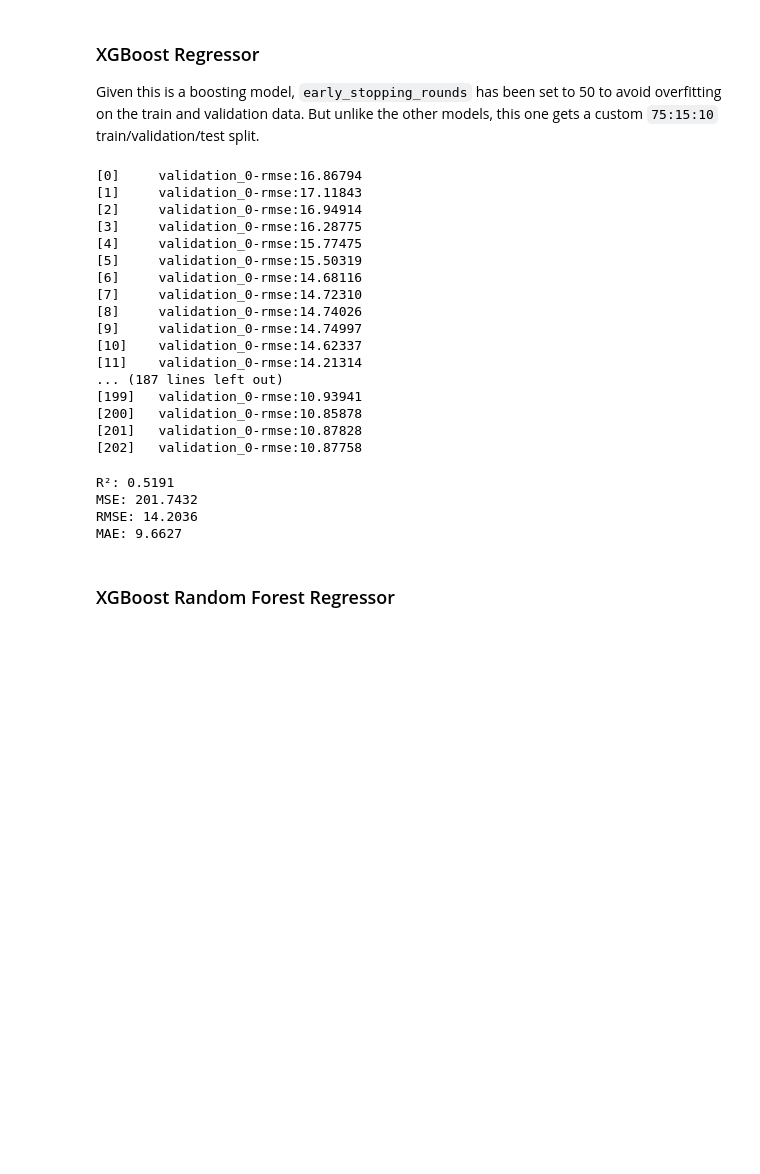
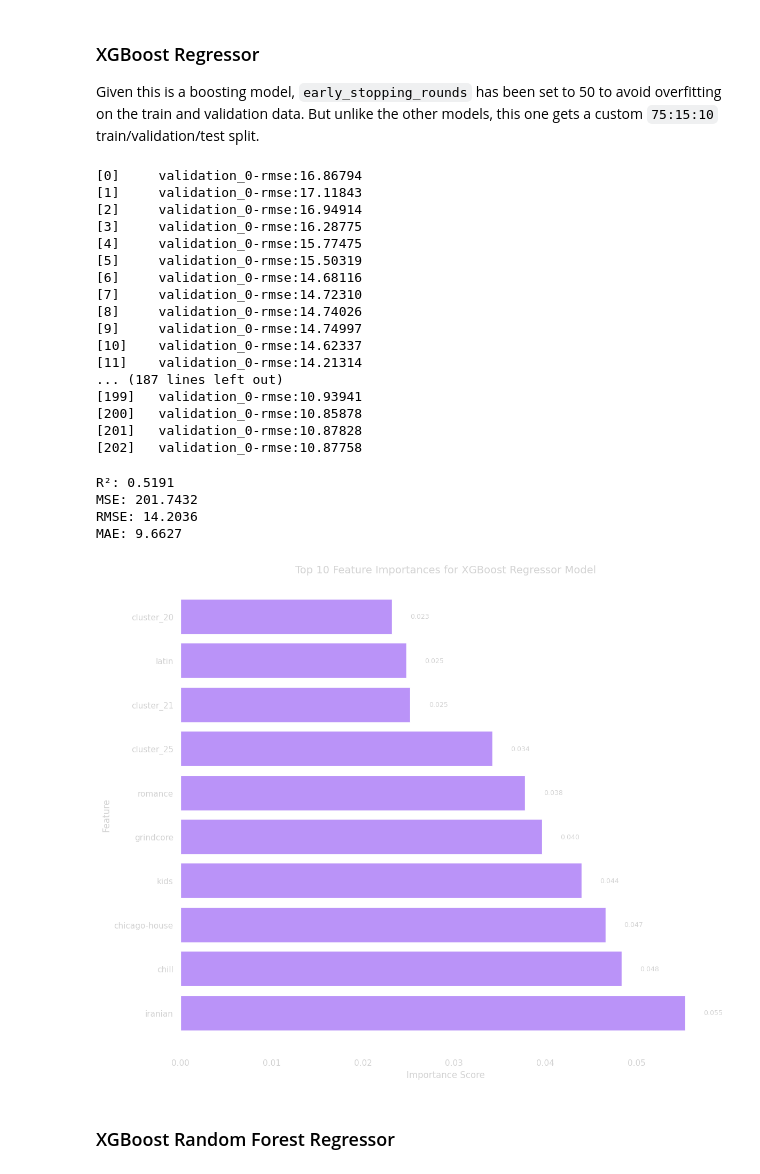
Before and after one commit to ethanc-ec/BA476-Project, a Jupyter notebook: code/project.ipynb, the cells around one changed output. Saved outputs shown, nothing was run; the diff lists cells and outputs as text; code cells hidden in the pictures; blank space fills up the shorter version.

```diff
--- a/code/project.ipynb
+++ b/code/project.ipynb
@@ -770,33 +802,62 @@ full_results = pd.concat(
                     mse,
                     mean_squared_error(y_train, model.predict(X_train)),
                     mean_squared_error(y, model.predict(X)),
                 ],
                 "RMSE": [
                     rmse,
                     root_mean_squared_error(y_train, model.predict(X_train)),
                     root_mean_squared_error(y, model.predict(X)),
                 ],
                 "MAE": [
                     mae,
                     mean_absolute_error(y_train, model.predict(X_train)),
                     mean_absolute_error(y, model.predict(X)),
                 ],
             }
         ),
     ]
 )
 
 
 # Output the results
 print(f"R²: {r2:.4f}")
 print(f"MSE: {mse:.4f}")
 print(f"RMSE: {rmse:.4f}")
 print(f"MAE: {mae:.4f}")
+
+importances = model.feature_importances_
+feature_names = X.columns
+
+# Create DataFrame for easier manipulation
+importance_df = pd.DataFrame({'feature': feature_names, 'importance': importances})
+importance_df = importance_df.sort_values('importance', ascending=False)
+
+# Plot top 20 features
+plt.figure(figsize=(12, 10))
+top_features = importance_df.head(10)
+bars = plt.barh(top_features['feature'], top_features['importance'], color=spotify_colors[0])
+
+# Add value labels
+for bar in bars:
+    width = bar.get_width()
+    plt.text(width + 0.002, bar.get_y() + bar.get_height()/2,
+             f'{width:.3f}', ha='left', va='center', fontsize=9)
+
+# Customize plot
+plt.title('Top 10 Feature Importances for XGBoost Regressor Model', fontsize=14)
+plt.xlabel('Importance Score', color="lightgray", fontsize=12)
+plt.ylabel('Feature', color="lightgray", fontsize=12)
+plt.tight_layout()
+plt.grid(axis='x', linestyle='--', alpha=0.7)
+plt.grid(False, axis='y')  # Hide y grid lines
+
+plt.show()
 # %% [output]
 R²: 0.5191
 MSE: 201.7432
 RMSE: 14.2036
 MAE: 9.6627
+[figure, added]
 # %% [markdown]
 ### XGBoost Random Forest Regressor
 # %%
```
Also changed, not shown: parts of 12 cells of this notebook, 3 other files.
